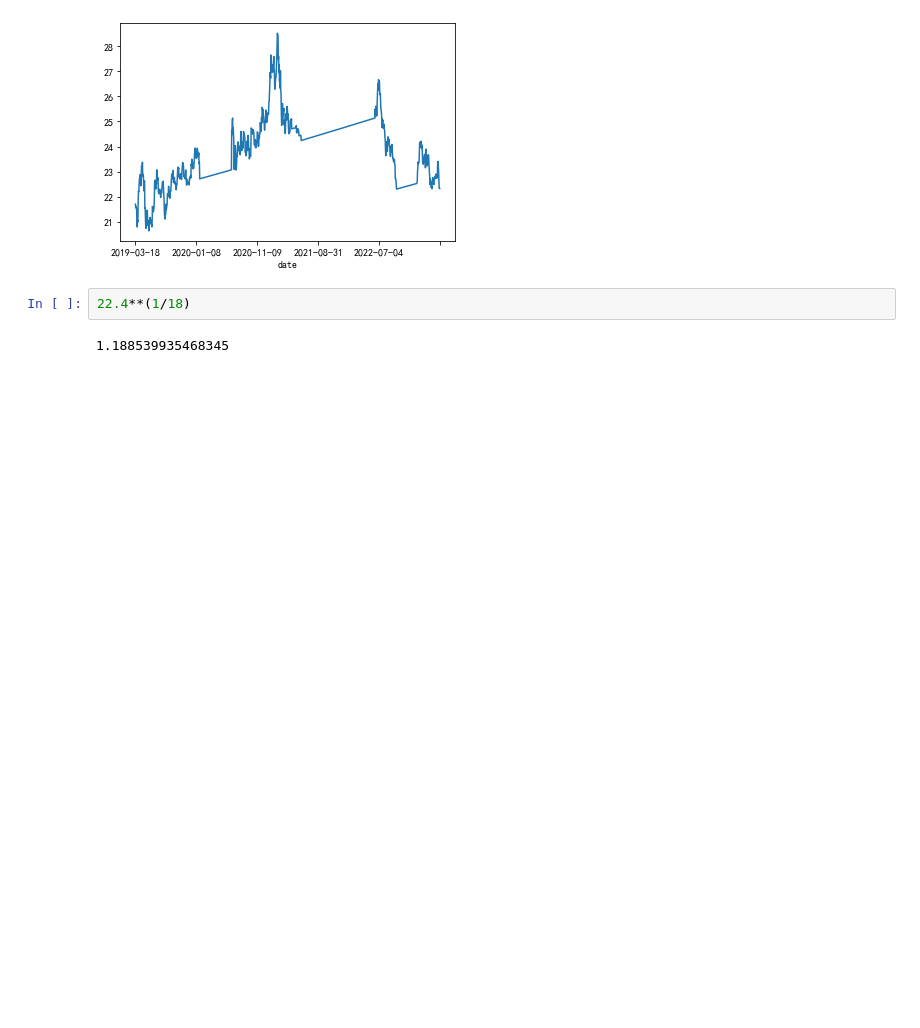
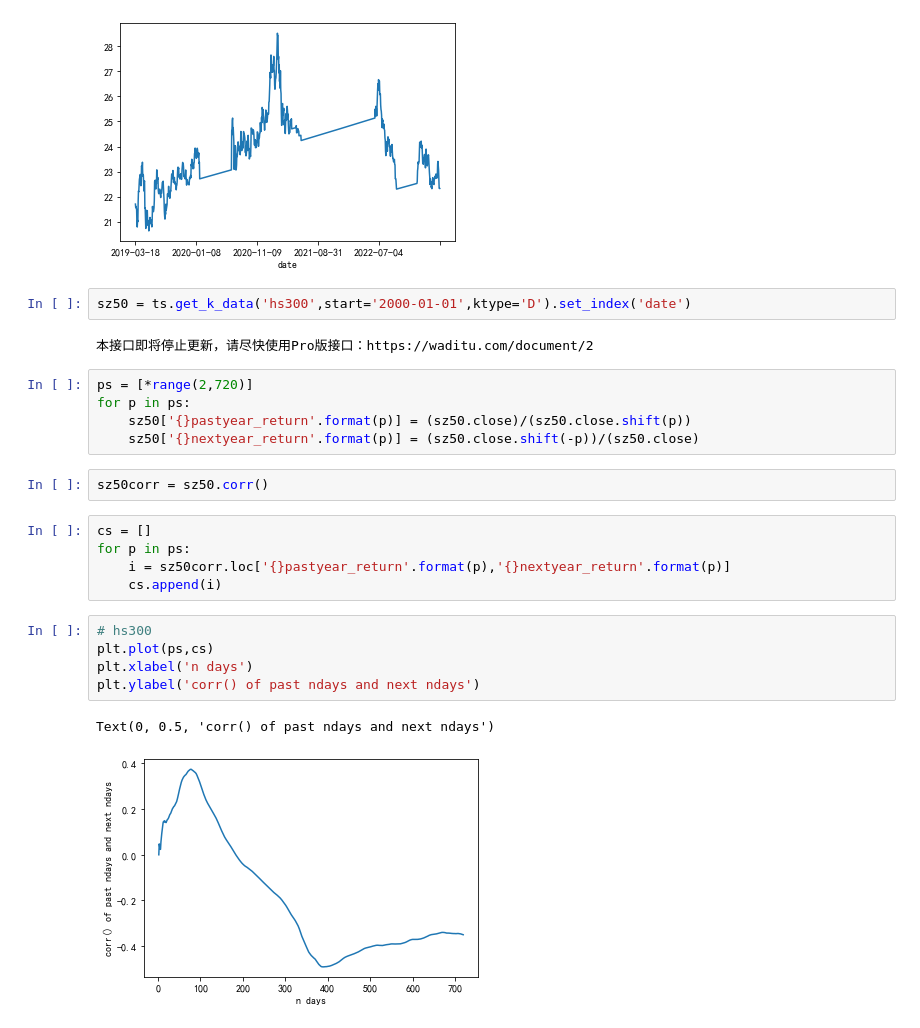
Before and after one commit to jwli601/stocks_stories, a Jupyter notebook: pos_strategy.ipynb, the cells around one changed output. Cells and saved outputs as stored; diff of their text form; blank space fills up the shorter version.

```diff
--- a/pos_strategy.ipynb
+++ b/pos_strategy.ipynb
@@ -64,7 +65,27 @@ df_wt.T.sum().iloc[-1000:].plot()
 # %% [output]
 <AxesSubplot:xlabel='date'>
 [figure]
-# %%
-22.4**(1/18)
-# %% [output]
-1.188539935468345
+# %%
+sz50 = ts.get_k_data('hs300',start='2000-01-01',ktype='D').set_index('date')
+# %% [output]
+本接口即将停止更新，请尽快使用Pro版接口：https://waditu.com/document/2
+# %%
+ps = [*range(2,720)]
+for p in ps:
+    sz50['{}pastyear_return'.format(p)] = (sz50.close)/(sz50.close.shift(p))
+    sz50['{}nextyear_return'.format(p)] = (sz50.close.shift(-p))/(sz50.close)
+# %%
+sz50corr = sz50.corr()
+# %%
+cs = []
+for p in ps:
+    i = sz50corr.loc['{}pastyear_return'.format(p),'{}nextyear_return'.format(p)]
+    cs.append(i)
+# %%
+# hs300
+plt.plot(ps,cs)
+plt.xlabel('n days')
+plt.ylabel('corr() of past ndays and next ndays')
+# %% [output]
+Text(0, 0.5, 'corr() of past ndays and next ndays')
+[figure, added]
```
Also changed, not shown: parts of 7 cells of this notebook, 2 other files.
